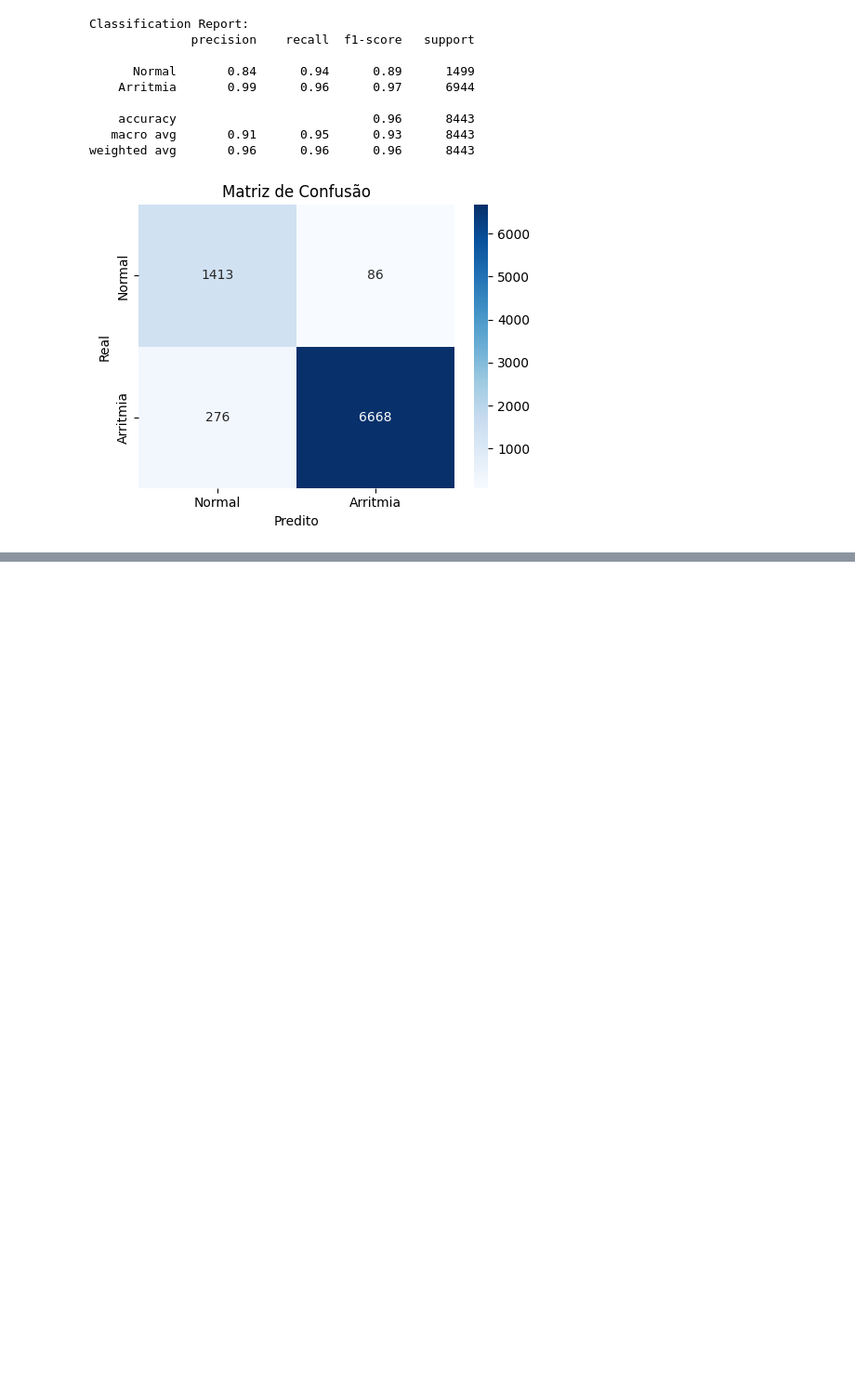
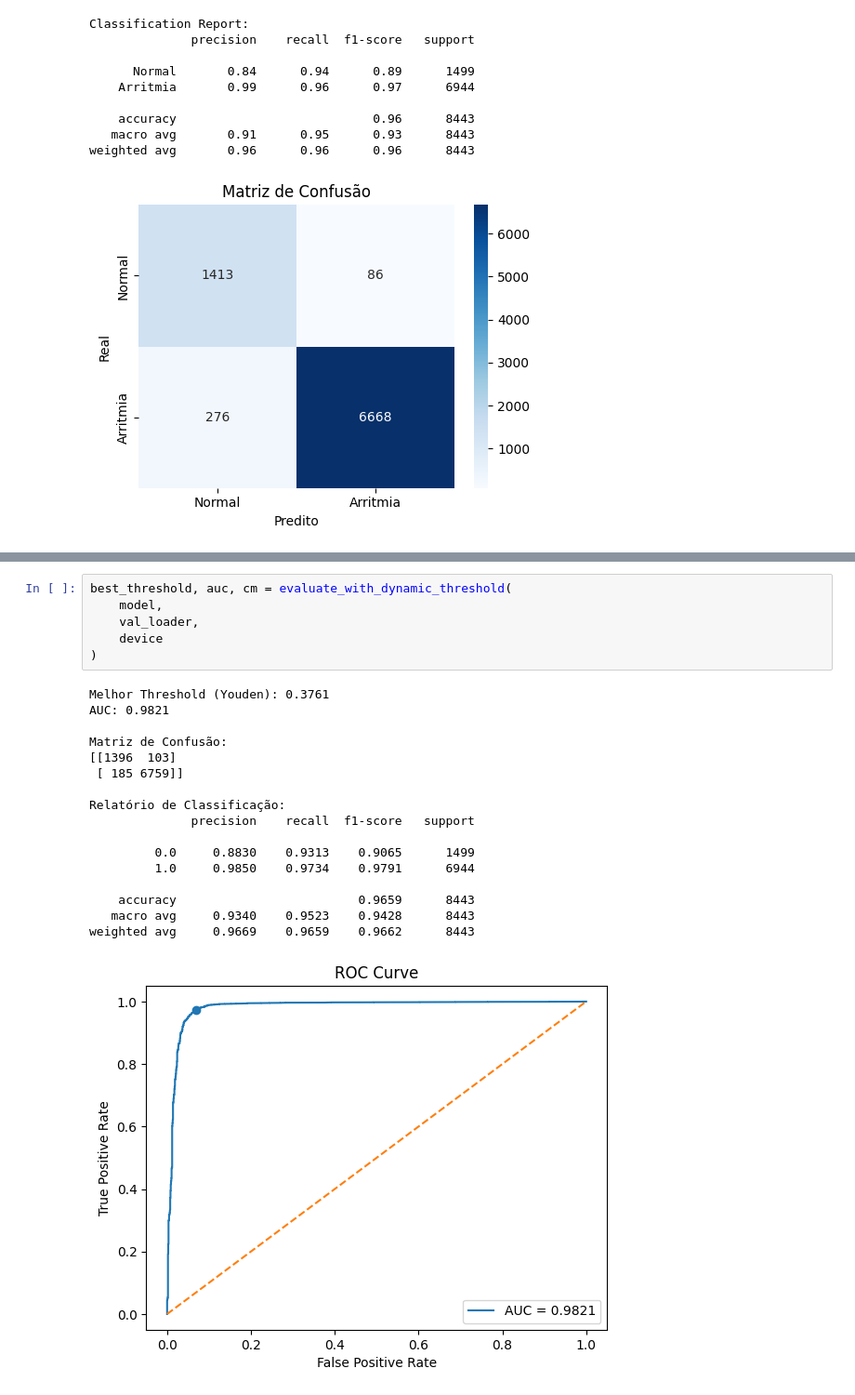
Before and after one commit to yurildss/tcc, a Jupyter notebook: TreinamentoDeDecisao.ipynb, the cells around one changed output, grey strips where cells are left out. Shown at 93% size. Cells and saved outputs as stored; diff of their text form; blank space fills up the shorter version.

```diff
--- a/TreinamentoDeDecisao.ipynb
+++ b/TreinamentoDeDecisao.ipynb
@@ -289,0 +344,24 @@ weighted avg       0.96      0.96      0.96      8443
+# %%
+best_threshold, auc, cm = evaluate_with_dynamic_threshold(
+    model,
+    val_loader,
+    device
+)
+# %% [output]
+Melhor Threshold (Youden): 0.3761
+AUC: 0.9821
+
+Matriz de Confusão:
+[[1396  103]
+ [ 185 6759]]
+
+Relatório de Classificação:
+              precision    recall  f1-score   support
+
+         0.0     0.8830    0.9313    0.9065      1499
+         1.0     0.9850    0.9734    0.9791      6944
+
+    accuracy                         0.9659      8443
+   macro avg     0.9340    0.9523    0.9428      8443
+weighted avg     0.9669    0.9659    0.9662      8443
+[figure, added]
```
Also changed, not shown: parts of 2 cells of this notebook.
